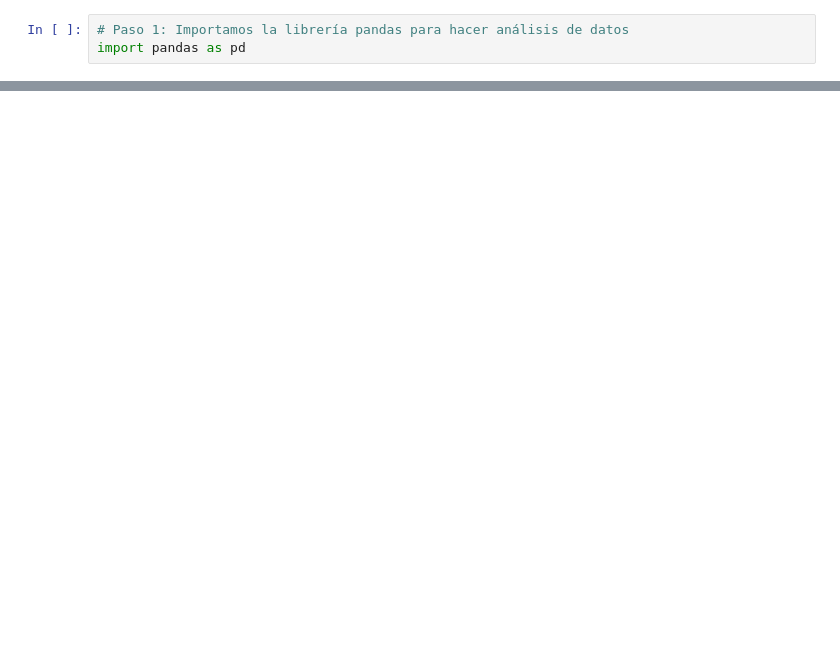
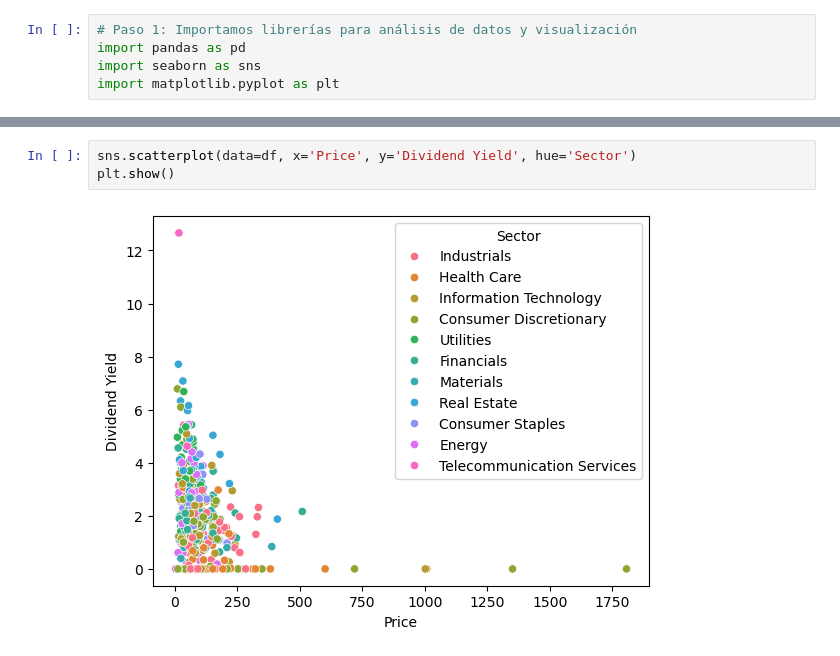
Before and after one commit to LupumGriseo/Proyectos-AED, a Jupyter notebook: Analisis_bivariado.ipynb, the cells around one changed output, grey strips where cells are left out. Drawn from its saved outputs; the diff is of its cells as text; blank space fills up the shorter version.

```diff
--- a/Analisis_bivariado.ipynb
+++ b/Analisis_bivariado.ipynb
@@ -1,6 +1,8 @@
 # %%
-# Paso 1: Importamos la librería pandas para hacer análisis de datos
+# Paso 1: Importamos librerías para análisis de datos y visualización
 import pandas as pd
+import seaborn as sns
+import matplotlib.pyplot as plt
 # %%
 # Paso 2: Se lee el archivo CSV y se convierte en un DataFrame
 df = pd.read_csv('financials.csv', sep = ',')
@@ -12,3 +14,8 @@ df.head(5)
 | 2 | ABT | Abbott Laboratories | Health Care | 56.27 | 22.51 | 1.908982 | 0.26 | 64.60 | ... |
 | 3 | ABBV | AbbVie Inc. | Health Care | 108.48 | 19.41 | 2.499560 | 3.29 | 125.86 | ... |
 | 4 | ACN | Accenture plc | Information Technology | 150.51 | 25.47 | 1.714470 | 5.44 | 162.60 | ... |
+# %%
+sns.scatterplot(data=df, x='Price', y='Dividend Yield', hue='Sector')
+plt.show()
+# %% [output]
+[figure, added]
```
Also changed, not shown: parts of 1 cell of this notebook.
